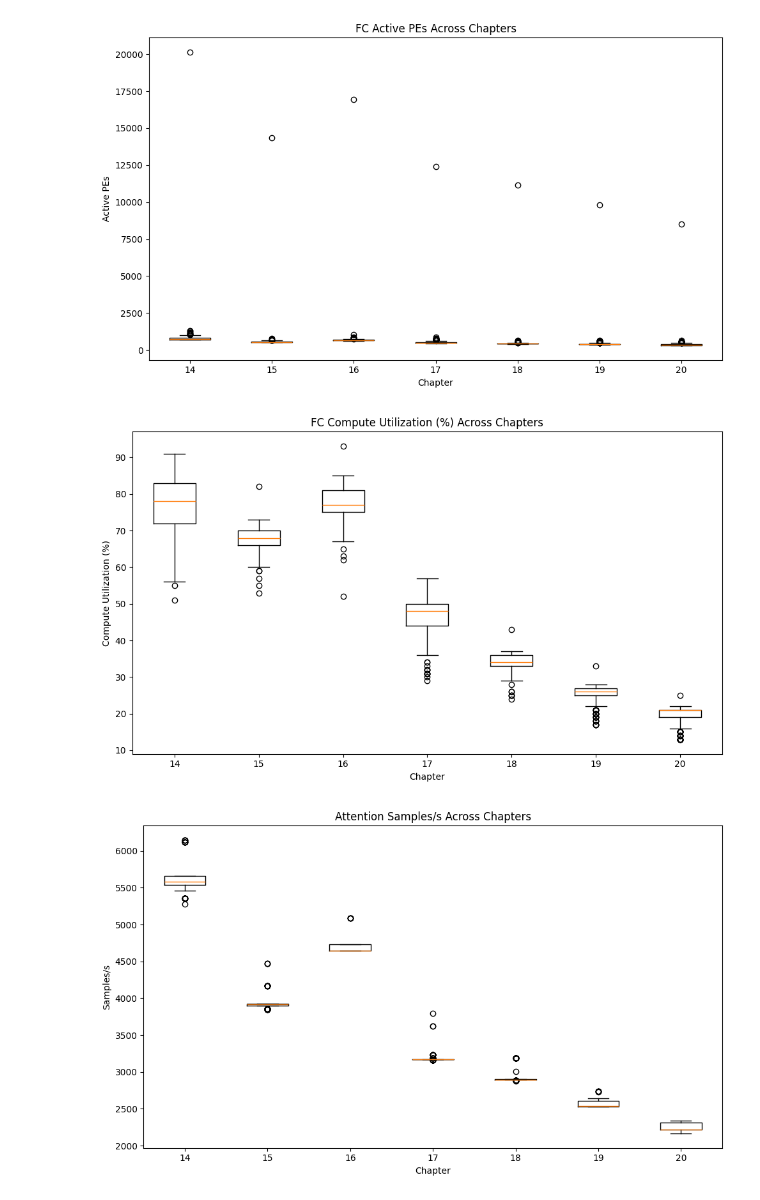
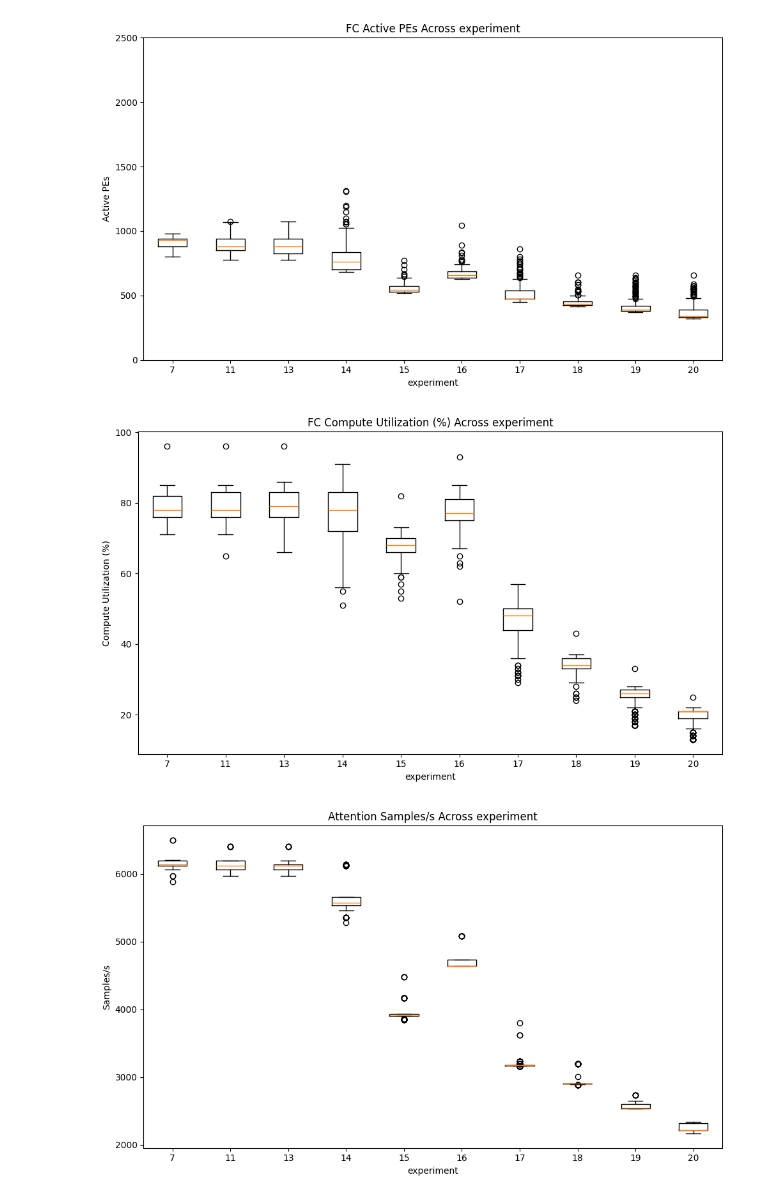
Before and after one commit to augustuszzq/dataflow-arch-test, a Jupyter notebook: report/1_6_0data_processing.ipynb, the cells around one changed output. Saved outputs shown, nothing was run; the diff lists cells and outputs as text; code cells hidden in the pictures.

```diff
--- a/report/1_6_0data_processing.ipynb
+++ b/report/1_6_0data_processing.ipynb
@@ -503,13 +858,12 @@ plt.show()
 import pandas as pd
 import matplotlib.pyplot as plt
 
-# 指定章节号和类型
-chapters = [14, 15, 16, 17, 18, 19, 20]
+experiment = [7,11,13,14, 15, 16, 17, 18, 19, 20]
 
 def load_data(metric_type):
 
     data = {}
-    for ch in chapters:
+    for ch in experiment:
         filename = f'filtered_compile_report_{ch}_{metric_type}.csv'
         df = pd.read_csv(filename)
         df['Samples/s'] = pd.to_numeric(df['Samples/s'], errors='coerce')
@@ -524,7 +878,7 @@ data_attention = load_data('attention')
 
 def collect_metric(data, column):
 
-    return [data[ch][column].dropna() for ch in chapters]
+    return [data[ch][column].dropna() for ch in experiment]
 
 samples_fc = collect_metric(data_fc, 'Samples/s')
 active_pe_fc = collect_metric(data_fc, 'Active PEs')
@@ -536,54 +890,58 @@ util_attention = collect_metric(data_attention, 'Compute Utilization')
 
 
 plt.figure(figsize=(10,6))
-plt.boxplot(samples_fc, labels=chapters)
-plt.title('FC Samples/s Across Chapters')
-plt.xlabel('Chapter')
+plt.boxplot(samples_fc, labels=experiment)
+plt.title('FC Samples/s Across experiment')
+plt.xlabel('experiment')
 plt.ylabel('Samples/s')
 plt.tight_layout()
 plt.savefig('fc_samples_boxplot.png')
 plt.show()
 
 plt.figure(figsize=(10,6))
-plt.boxplot(active_pe_fc, labels=chapters)
-plt.title('FC Active PEs Across Chapters')
-plt.xlabel('Chapter')
+plt.boxplot(active_pe_fc, labels=experiment)
+plt.title('FC Active PEs Across experiment')
+plt.xlabel('experiment')
 plt.ylabel('Active PEs')
+
+plt.ylim(0, 2500)
+
 plt.tight_layout()
 plt.savefig('fc_active_pe_boxplot.png')
 plt.show()
 
+
 plt.figure(figsize=(10,6))
-plt.boxplot(util_fc, labels=chapters)
-plt.title('FC Compute Utilization (%) Across Chapters')
-plt.xlabel('Chapter')
+plt.boxplot(util_fc, labels=experiment)
+plt.title('FC Compute Utilization (%) Across experiment')
+plt.xlabel('experiment')
 plt.ylabel('Compute Utilization (%)')
 plt.tight_layout()
 plt.savefig('fc_util_boxplot.png')
 plt.show()
 
 plt.figure(figsize=(10,6))
-plt.boxplot(samples_attention, labels=chapters)
-plt.title('Attention Samples/s Across Chapters')
-plt.xlabel('Chapter')
+plt.boxplot(samples_attention, labels=experiment)
+plt.title('Attention Samples/s Across experiment')
+plt.xlabel('experiment')
 plt.ylabel('Samples/s')
 plt.tight_layout()
 plt.savefig('attention_samples_boxplot.png')
 plt.show()
 
 plt.figure(figsize=(10,6))
-plt.boxplot(active_pe_attention, labels=chapters)
-plt.title('Attention Active PEs Across Chapters')
-plt.xlabel('Chapter')
+plt.boxplot(active_pe_attention, labels=experiment)
+plt.title('Attention Active PEs Across experiment')
+plt.xlabel('experiment')
 plt.ylabel('Active PEs')
 plt.tight_layout()
 plt.savefig('attention_active_pe_boxplot.png')
 plt.show()
 
 plt.figure(figsize=(10,6))
-plt.boxplot(util_attention, labels=chapters)
-plt.title('Attention Compute Utilization (%) Across Chapters')
-plt.xlabel('Chapter')
+plt.boxplot(util_attention, labels=experiment)
+plt.title('Attention Compute Utilization (%) Across experiment')
+plt.xlabel('experiment')
 plt.ylabel('Compute Utilization (%)')
 plt.tight_layout()
 plt.savefig('attention_util_boxplot.png')
@@ -593,3 +951,3 @@ plt.show()
-[figure, old version]
+[figure, new version]
-[figure, old version]
+[figure, new version]
-[figure, old version]
+[figure, new version]
```
Also changed, not shown: parts of 17 cells of this notebook.
